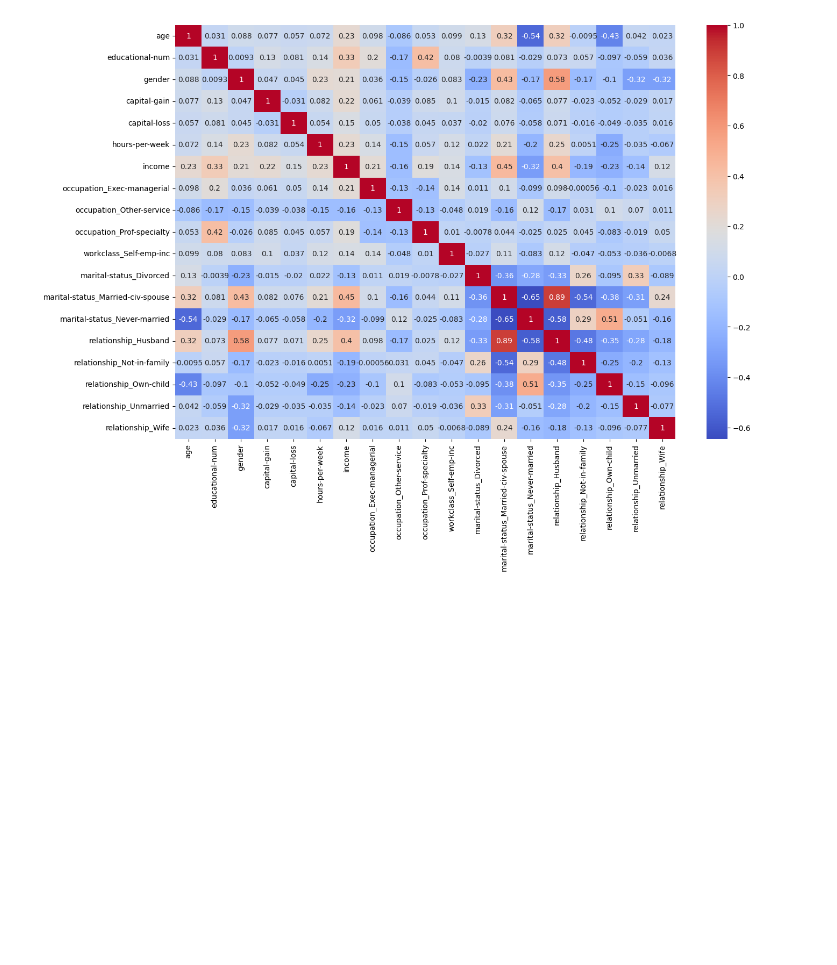
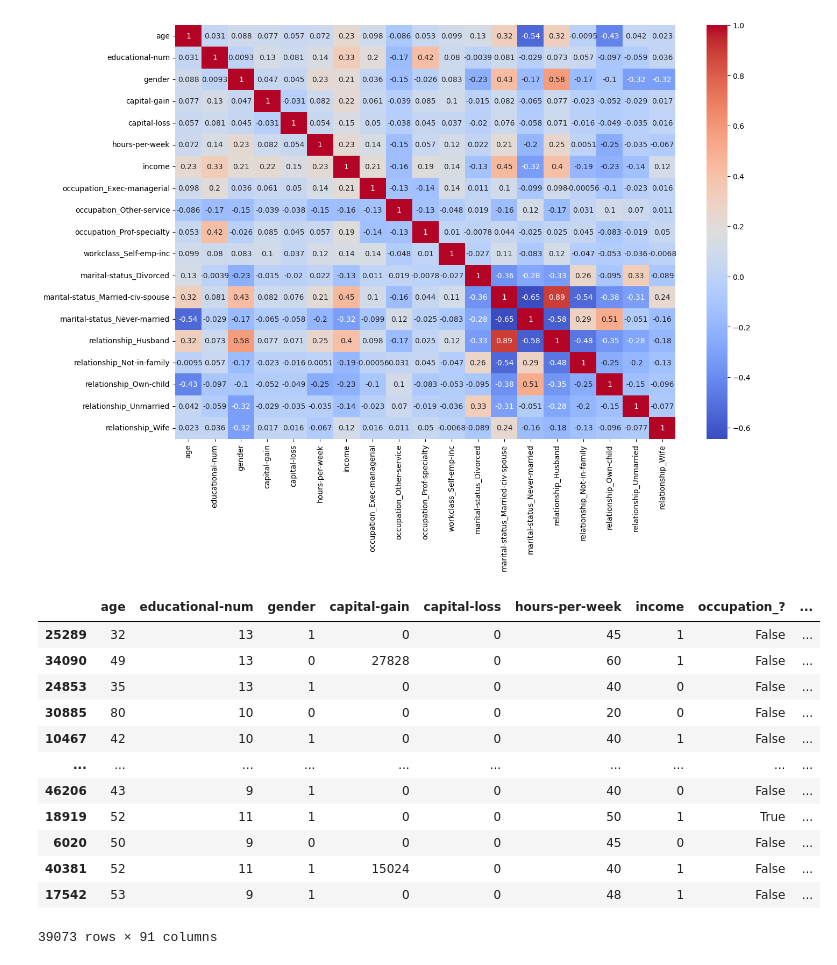
Before and after one commit to mbeps/Adults_Income_Prediction, a Jupyter notebook: main.ipynb, the cells around one changed output. Cells and saved outputs as stored; diff of their text form; code cells hidden in the pictures; blank space fills up the shorter version.

```diff
--- a/main.ipynb
+++ b/main.ipynb
@@ -146,3 +148,23 @@ sns.heatmap(df_dropped.corr(), annot=True, cmap='coolwarm')
 # %% [output]
 <Axes: >
 [figure]
+# %%
+df = df.drop('fnlwgt', axis=1)
+# %%
+train_df, test_df = train_test_split(df, test_size=0.2)
+# %%
+train_df
+# %% [output]
+|  | age | educational-num | gender | capital-gain | capital-loss | hours-per-week | income | occupation_? | ... |
+| 25289 | 32 | 13 | 1 | 0 | 0 | 45 | 1 | False | ... |
+| 34090 | 49 | 13 | 0 | 27828 | 0 | 60 | 1 | False | ... |
+| 24853 | 35 | 13 | 1 | 0 | 0 | 40 | 0 | False | ... |
+| 30885 | 80 | 10 | 0 | 0 | 0 | 20 | 0 | False | ... |
+| 10467 | 42 | 10 | 1 | 0 | 0 | 40 | 1 | False | ... |
+| ... | ... | ... | ... | ... | ... | ... | ... | ... | ... |
+| 46206 | 43 | 9 | 1 | 0 | 0 | 40 | 0 | False | ... |
+| 18919 | 52 | 11 | 1 | 0 | 0 | 50 | 1 | True | ... |
+| 6020 | 50 | 9 | 0 | 0 | 0 | 45 | 0 | False | ... |
+| 40381 | 52 | 11 | 1 | 15024 | 0 | 40 | 1 | False | ... |
+| 17542 | 53 | 9 | 1 | 0 | 0 | 48 | 1 | False | ... |
+39073 rows × 91 columns
```
Also changed, not shown: parts of 9 cells of this notebook.
